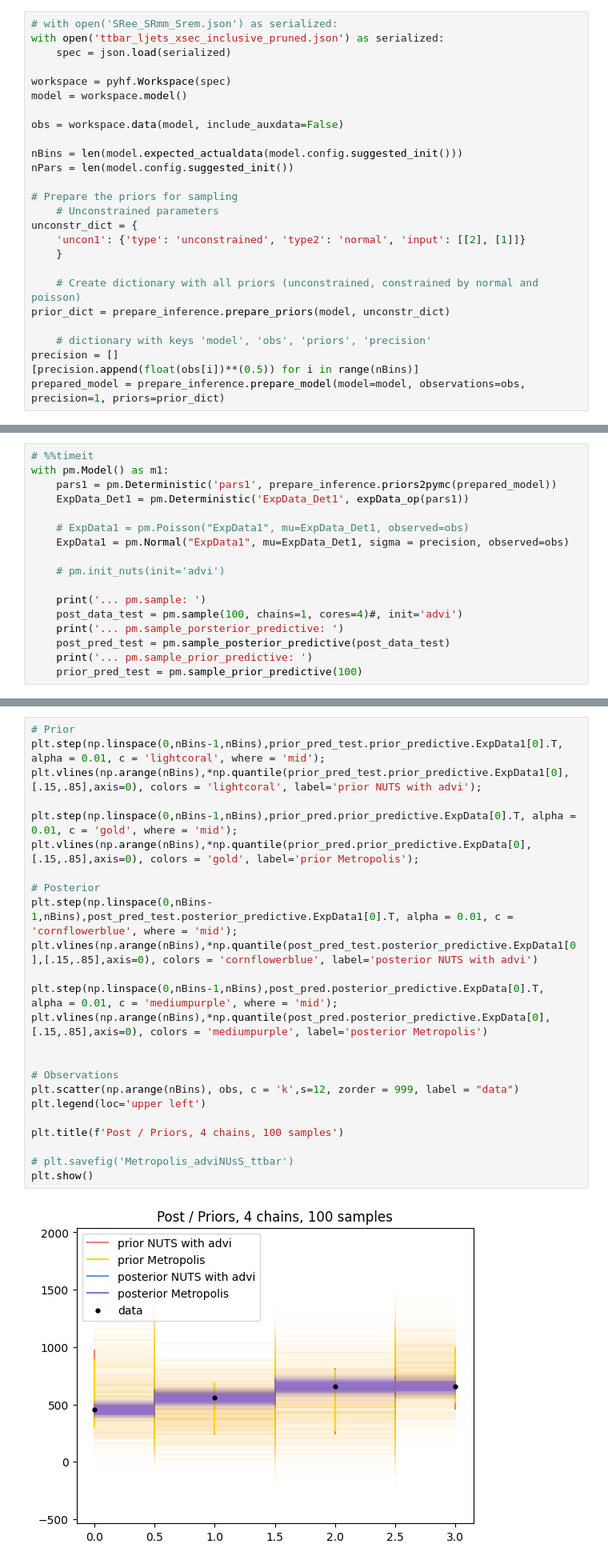
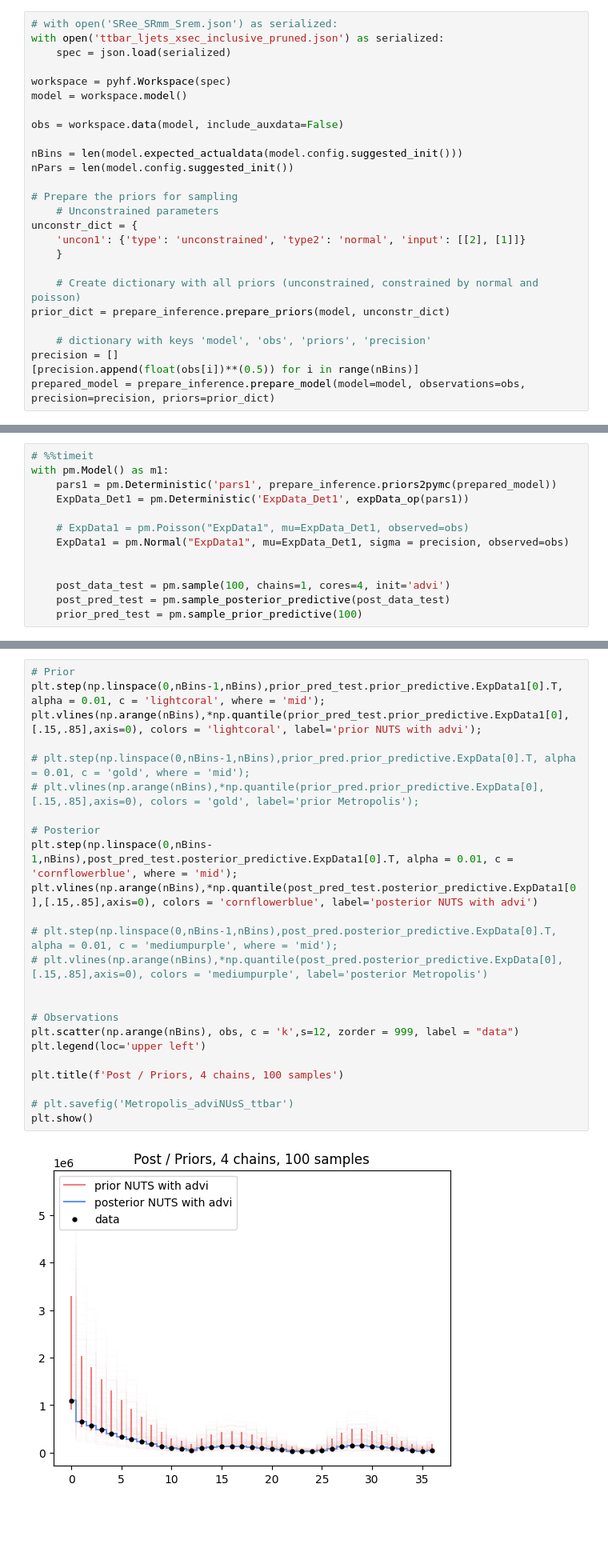
Before and after one commit to malin-horstmann/bayesian_pyhf, a Jupyter notebook: examples/sampling.ipynb, the cells around one changed output, grey strips where cells are left out. Shown at 80% size. Drawn from its saved outputs; the diff is of its cells as text; blank space fills up the shorter version.

Commit message:
Convergence checks for posterior -> prior

```diff
--- a/examples/sampling.ipynb
+++ b/examples/sampling.ipynb
@@ -126,7 +127,7 @@ prior_dict = prepare_inference.prepare_priors(model, unconstr_dict)
     # dictionary with keys 'model', 'obs', 'priors', 'precision'
 precision = []
 [precision.append(float(obs[i])**(0.5)) for i in range(nBins)]
-prepared_model = prepare_inference.prepare_model(model=model, observations=obs, precision=1, priors=prior_dict)
+prepared_model = prepare_inference.prepare_model(model=model, observations=obs, precision=precision, priors=prior_dict)
 # %% [markdown]
 ## General functions
 # %%
@@ -229,13 +230,9 @@ with pm.Model() as m1:
     # ExpData1 = pm.Poisson("ExpData1", mu=ExpData_Det1, observed=obs)
     ExpData1 = pm.Normal("ExpData1", mu=ExpData_Det1, sigma = precision, observed=obs)
 
-    # pm.init_nuts(init='advi')
 
-    print('... pm.sample: ')
-    post_data_test = pm.sample(100, chains=1, cores=4)#, init='advi')
-    print('... pm.sample_porsterior_predictive: ')
+    post_data_test = pm.sample(100, chains=1, cores=4, init='advi')
     post_pred_test = pm.sample_posterior_predictive(post_data_test)
-    print('... pm.sample_prior_predictive: ')
     prior_pred_test = pm.sample_prior_predictive(100)
 # %% [output]
 Only 100 samples in chain.
@@ -249,29 +246,29 @@ Sampling: [ExpData1, Gammas, Normals, Unconstrained]
 # %%
 # Prior
 plt.step(np.linspace(0,nBins-1,nBins),prior_pred_test.prior_predictive.ExpData1[0].T, alpha = 0.01, c = 'lightcoral', where = 'mid');
 plt.vlines(np.arange(nBins),*np.quantile(prior_pred_test.prior_predictive.ExpData1[0],[.15,.85],axis=0), colors = 'lightcoral', label='prior NUTS with advi');
 
-plt.step(np.linspace(0,nBins-1,nBins),prior_pred.prior_predictive.ExpData[0].T, alpha = 0.01, c = 'gold', where = 'mid');
-plt.vlines(np.arange(nBins),*np.quantile(prior_pred.prior_predictive.ExpData[0],[.15,.85],axis=0), colors = 'gold', label='prior Metropolis');
+# plt.step(np.linspace(0,nBins-1,nBins),prior_pred.prior_predictive.ExpData[0].T, alpha = 0.01, c = 'gold', where = 'mid');
+# plt.vlines(np.arange(nBins),*np.quantile(prior_pred.prior_predictive.ExpData[0],[.15,.85],axis=0), colors = 'gold', label='prior Metropolis');
 
 # Posterior
 plt.step(np.linspace(0,nBins-1,nBins),post_pred_test.posterior_predictive.ExpData1[0].T, alpha = 0.01, c = 'cornflowerblue', where = 'mid');
 plt.vlines(np.arange(nBins),*np.quantile(post_pred_test.posterior_predictive.ExpData1[0],[.15,.85],axis=0), colors = 'cornflowerblue', label='posterior NUTS with advi')
 
-plt.step(np.linspace(0,nBins-1,nBins),post_pred.posterior_predictive.ExpData[0].T, alpha = 0.01, c = 'mediumpurple', where = 'mid');
-plt.vlines(np.arange(nBins),*np.quantile(post_pred.posterior_predictive.ExpData[0],[.15,.85],axis=0), colors = 'mediumpurple', label='posterior Metropolis')
+# plt.step(np.linspace(0,nBins-1,nBins),post_pred.posterior_predictive.ExpData[0].T, alpha = 0.01, c = 'mediumpurple', where = 'mid');
+# plt.vlines(np.arange(nBins),*np.quantile(post_pred.posterior_predictive.ExpData[0],[.15,.85],axis=0), colors = 'mediumpurple', label='posterior Metropolis')
 
 
 # Observations
 plt.scatter(np.arange(nBins), obs, c = 'k',s=12, zorder = 999, label = "data")
 plt.legend(loc='upper left')
 
 plt.title(f'Post / Priors, 4 chains, 100 samples')
 
 # plt.savefig('Metropolis_adviNUsS_ttbar')
 plt.show()
 # %% [output]
-[figure, old version]
+[figure, new version]
 # %%
 az.plot_trace(prior_pred.prior, var_names='Unconstrained')
 az.plot_trace(post_data.posterior, var_names='Unconstrained')
```
Also changed, not shown: parts of 19 cells of this notebook.
